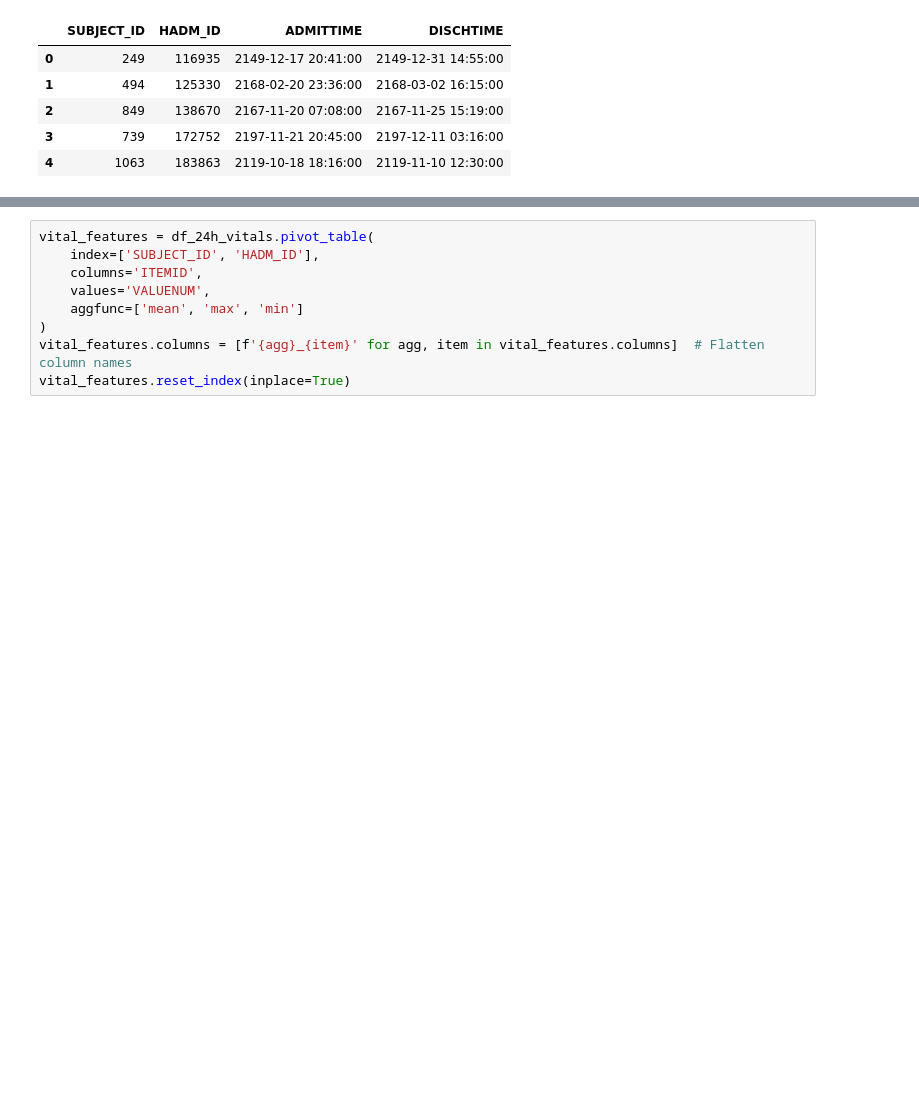
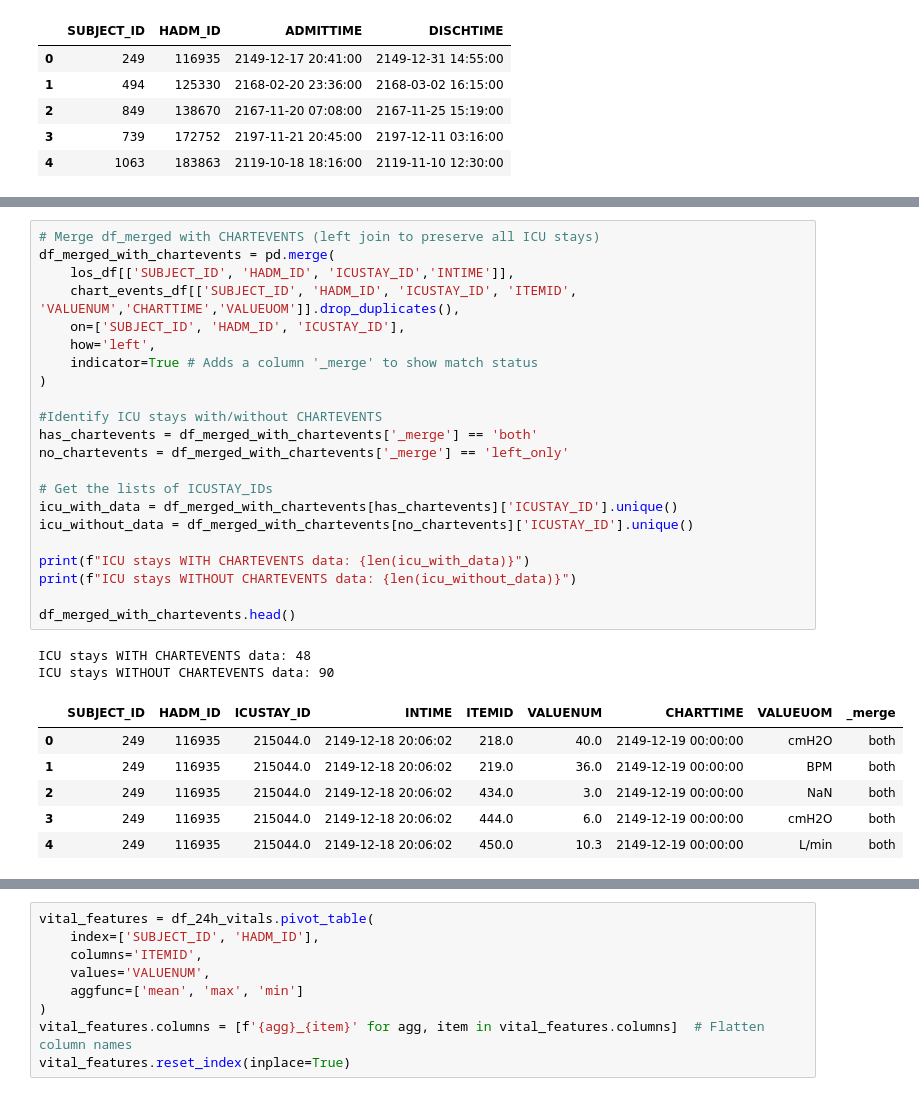
Before and after one commit to Francesinhas/mimic3-length-of-stay-prediction, a Jupyter notebook: InitialPrediction.ipynb, the cells around one changed output, grey strips where cells are left out. Cells and saved outputs as stored; diff of their text form; blank space fills up the shorter version.

```diff
--- a/InitialPrediction.ipynb
+++ b/InitialPrediction.ipynb
@@ -92,3 +102,34 @@ los_df.head()
+# %%
+# Merge df_merged with CHARTEVENTS (left join to preserve all ICU stays)
+df_merged_with_chartevents = pd.merge(
+    los_df[['SUBJECT_ID', 'HADM_ID', 'ICUSTAY_ID','INTIME']],
+    chart_events_df[['SUBJECT_ID', 'HADM_ID', 'ICUSTAY_ID', 'ITEMID', 'VALUENUM','CHARTTIME','VALUEUOM']].drop_duplicates(),
+    on=['SUBJECT_ID', 'HADM_ID', 'ICUSTAY_ID'],
+    how='left',
+    indicator=True # Adds a column '_merge' to show match status
+)
+
+#Identify ICU stays with/without CHARTEVENTS
+has_chartevents = df_merged_with_chartevents['_merge'] == 'both'
+no_chartevents = df_merged_with_chartevents['_merge'] == 'left_only'
+
+# Get the lists of ICUSTAY_IDs
+icu_with_data = df_merged_with_chartevents[has_chartevents]['ICUSTAY_ID'].unique()
+icu_without_data = df_merged_with_chartevents[no_chartevents]['ICUSTAY_ID'].unique()
+
+print(f"ICU stays WITH CHARTEVENTS data: {len(icu_with_data)}")
+print(f"ICU stays WITHOUT CHARTEVENTS data: {len(icu_without_data)}")
+
+df_merged_with_chartevents.head()
+# %% [output]
+ICU stays WITH CHARTEVENTS data: 48
+ICU stays WITHOUT CHARTEVENTS data: 90
+|  | SUBJECT_ID | HADM_ID | ICUSTAY_ID | INTIME | ITEMID | VALUENUM | CHARTTIME | VALUEUOM | _merge |
+| 0 | 249 | 116935 | 215044.0 | 2149-12-18 20:06:02 | 218.0 | 40.0 | 2149-12-19 00:00:00 | cmH2O | both |
+| 1 | 249 | 116935 | 215044.0 | 2149-12-18 20:06:02 | 219.0 | 36.0 | 2149-12-19 00:00:00 | BPM | both |
+| 2 | 249 | 116935 | 215044.0 | 2149-12-18 20:06:02 | 434.0 | 3.0 | 2149-12-19 00:00:00 | NaN | both |
+| 3 | 249 | 116935 | 215044.0 | 2149-12-18 20:06:02 | 444.0 | 6.0 | 2149-12-19 00:00:00 | cmH2O | both |
+| 4 | 249 | 116935 | 215044.0 | 2149-12-18 20:06:02 | 450.0 | 10.3 | 2149-12-19 00:00:00 | L/min | both |
 # %%
 los_df['age'] = (los_df['ADMITTIME'].dt.year - los_df['DOB'].dt.year)
 los_df['age'] = los_df['age'].mask(los_df['age'] > 89, 91.4)
```
Also changed, not shown: parts of 6 cells of this notebook, 1 other file.
